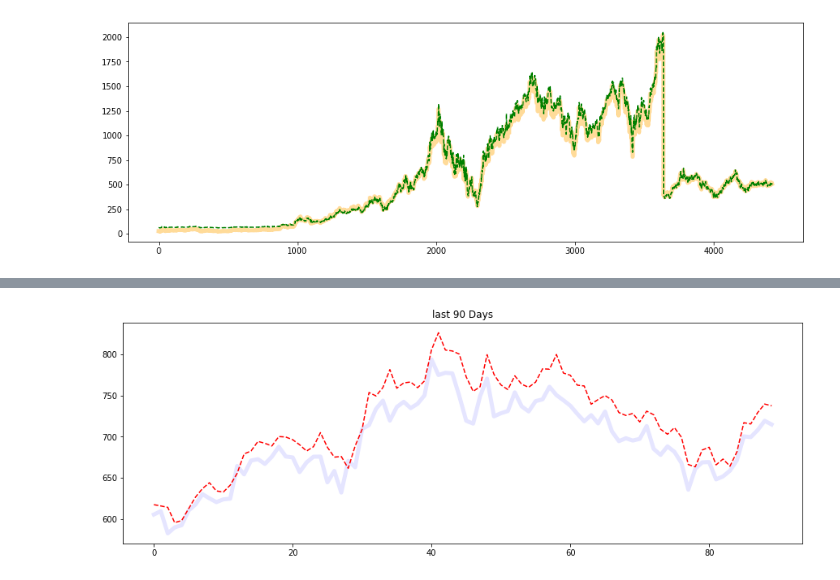
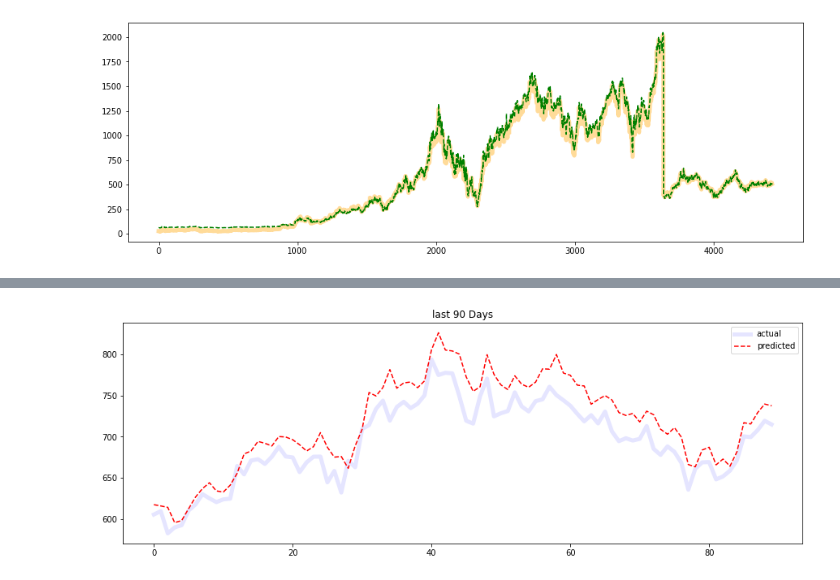
Before and after one commit to zaid-kamil/neural_network_anirudh, a Jupyter notebook: lstm_stock_price_prediction.ipynb, the cells around one changed output, grey strips where cells are left out. Saved outputs shown, nothing was run; the diff lists cells and outputs as text; code cells hidden in the pictures.

```diff
--- a/lstm_stock_price_prediction.ipynb
+++ b/lstm_stock_price_prediction.ipynb
@@ -208,5 +209,6 @@ plt.figure(figsize=(15,5))
 plt.title(f"last {n_future} Days")
 plt.plot(y_test[-n_future:].values, color='blue', label='actual', linewidth=5, alpha=.1)
 plt.plot(forecast, color='red', label='predicted', linestyle='--')
+plt.legend()
 plt.show()
 # %% [output]
@@ -214 +216 @@ plt.show()
-[figure, old version]
+[figure, new version]
```
Also changed, not shown: parts of 2 cells of this notebook.
